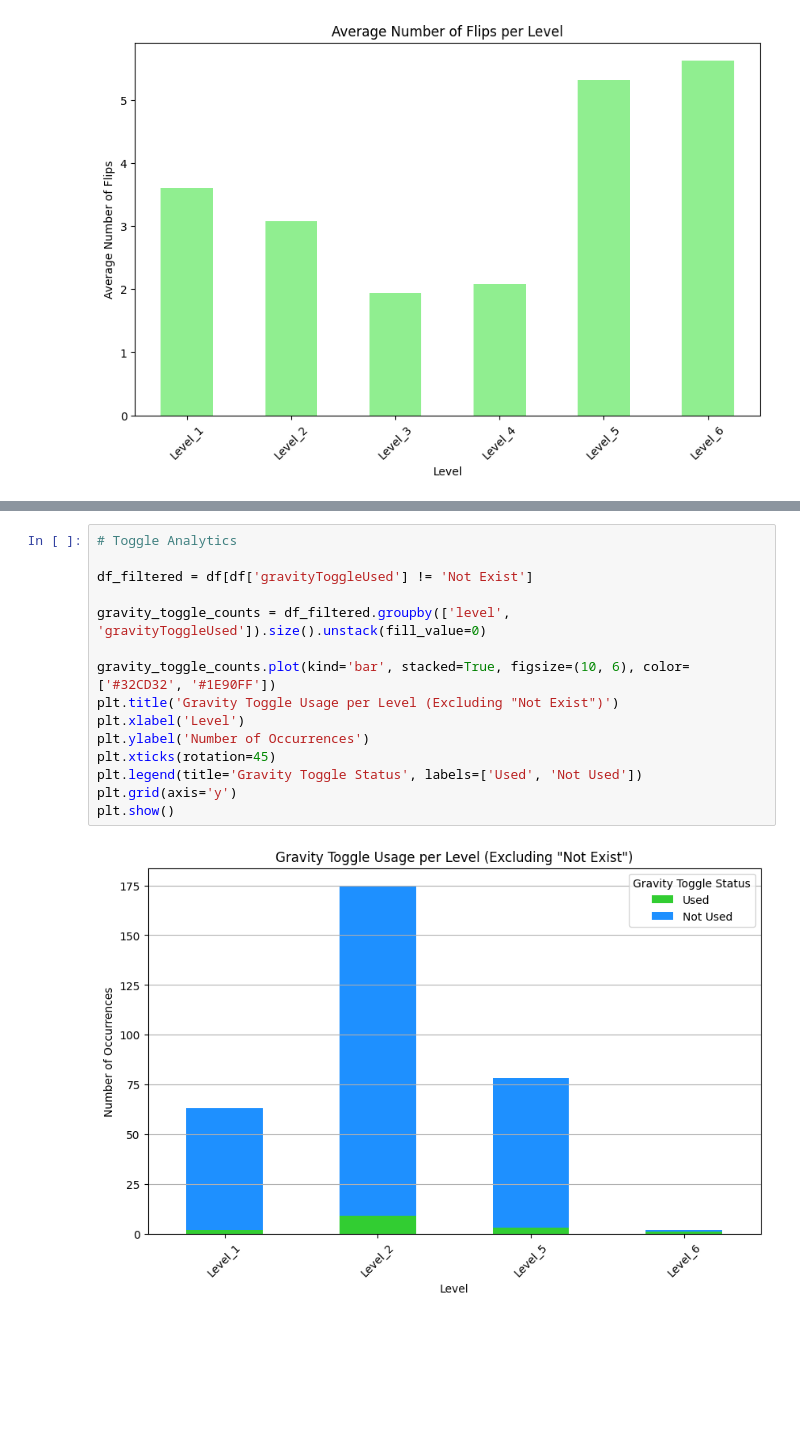
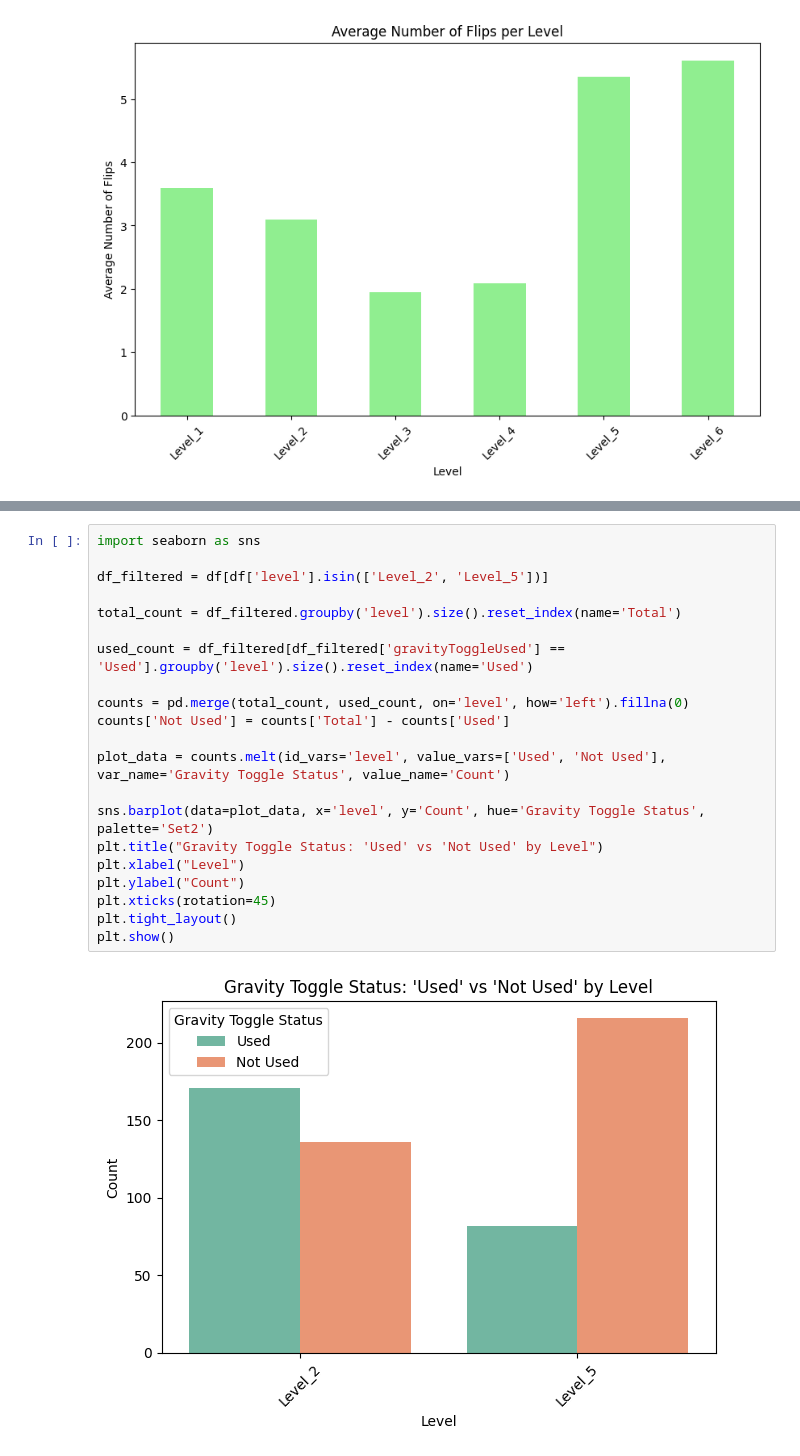
Before and after one commit to animatrix28/nightmare-studios, a Jupyter notebook: Analytics/Analytics.ipynb, the cells around one changed output, grey strips where cells are left out. Saved outputs shown, nothing was run; the diff lists cells and outputs as text; blank space fills up the shorter version.

Commit message:
Analytics for Gravity Toggle Bug Fix

```diff
--- a/Analytics/Analytics.ipynb
+++ b/Analytics/Analytics.ipynb
@@ -155,17 +155,23 @@ Level Cleared     292        15.6
 # %%
-# Toggle Analytics
+import seaborn as sns
 
-df_filtered = df[df['gravityToggleUsed'] != 'Not Exist']
+df_filtered = df[df['level'].isin(['Level_2', 'Level_5'])]
 
-gravity_toggle_counts = df_filtered.groupby(['level', 'gravityToggleUsed']).size().unstack(fill_value=0)
+total_count = df_filtered.groupby('level').size().reset_index(name='Total')
 
-gravity_toggle_counts.plot(kind='bar', stacked=True, figsize=(10, 6), color=['#32CD32', '#1E90FF'])
-plt.title('Gravity Toggle Usage per Level (Excluding "Not Exist")')
-plt.xlabel('Level')
-plt.ylabel('Number of Occurrences')
+used_count = df_filtered[df_filtered['gravityToggleUsed'] == 'Used'].groupby('level').size().reset_index(name='Used')
+
+counts = pd.merge(total_count, used_count, on='level', how='left').fillna(0)
+counts['Not Used'] = counts['Total'] - counts['Used']
+
+plot_data = counts.melt(id_vars='level', value_vars=['Used', 'Not Used'], var_name='Gravity Toggle Status', value_name='Count')
+
+sns.barplot(data=plot_data, x='level', y='Count', hue='Gravity Toggle Status', palette='Set2')
+plt.title("Gravity Toggle Status: 'Used' vs 'Not Used' by Level")
+plt.xlabel("Level")
+plt.ylabel("Count")
 plt.xticks(rotation=45)
-plt.legend(title='Gravity Toggle Status', labels=['Used', 'Not Used'])
-plt.grid(axis='y')
+plt.tight_layout()
 plt.show()
 # %% [output]
-[figure, old version]
+[figure, new version]
```
Also changed, not shown: parts of 4 cells of this notebook.
